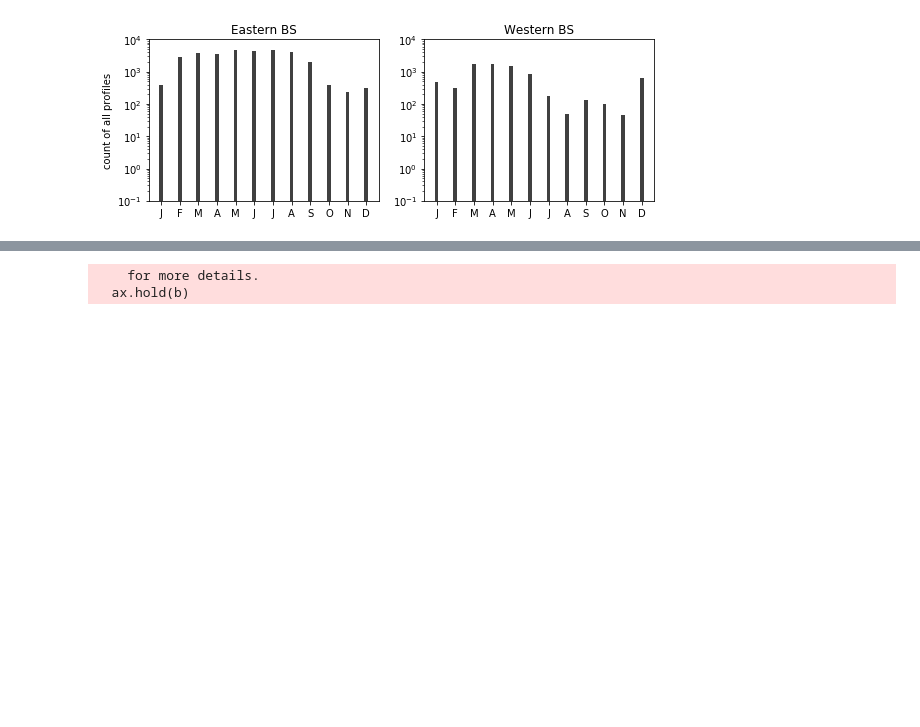
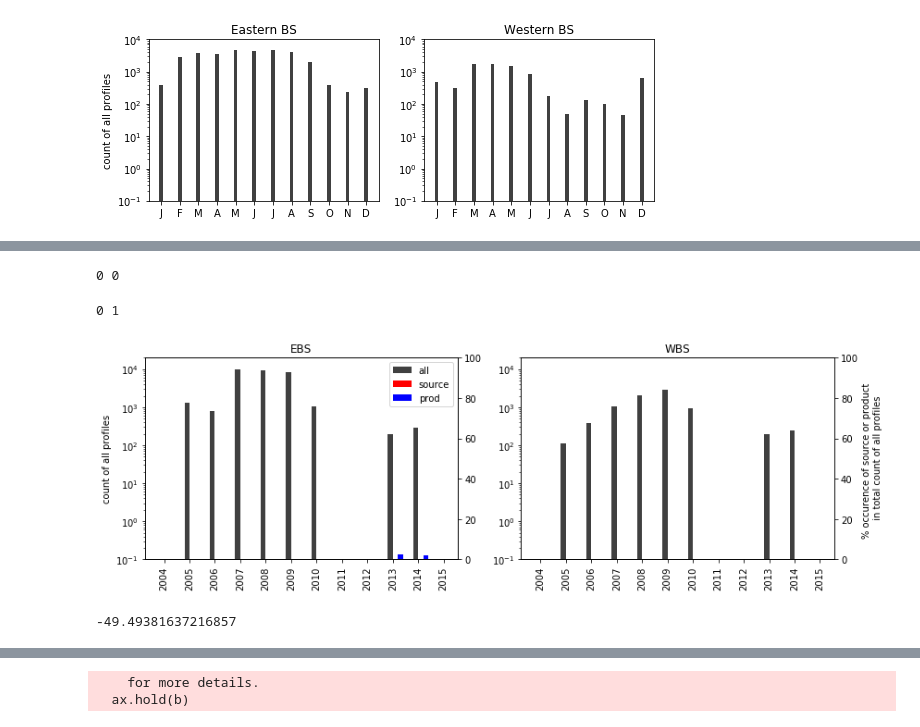
Before and after one commit to adityarn/antarctic_margins_MEOP, a Jupyter notebook: MEOP_Exploration_Part2.ipynb, the cells around one changed output, grey strips where cells are left out. Cells and saved outputs as stored; diff of their text form; code cells hidden in the pictures; blank space fills up the shorter version.

```diff
--- a/MEOP_Exploration_Part2.ipynb
+++ b/MEOP_Exploration_Part2.ipynb
@@ -227,0 +178,13 @@ monthCount.plot_yearly_counts_profs(dfmg, WSO_source, WSO_prod,
+# %%
+monthCount.plot_yearly_counts_profs(dfmg, WSO_source, WSO_prod,
+                             boxes=[EBS, WBS], row=1, col=2, titles=['EBS',
+                                                                            'WBS'],
+                            ht=4, save=True, savename='./Images/Hist_EBS_WBS_yearly.png')
+# %% [output]
+0 0
+0 1
+[figure, added]
+# %%
+dfmg.loc[dfmg.groupby('PROFILE_NUMBER').head(1).index, 'DEPTH'].quantile(0.005)
+# %% [output]
+-49.49381637216857
```
Also changed, not shown: parts of 14 cells of this notebook, 13 other files.
